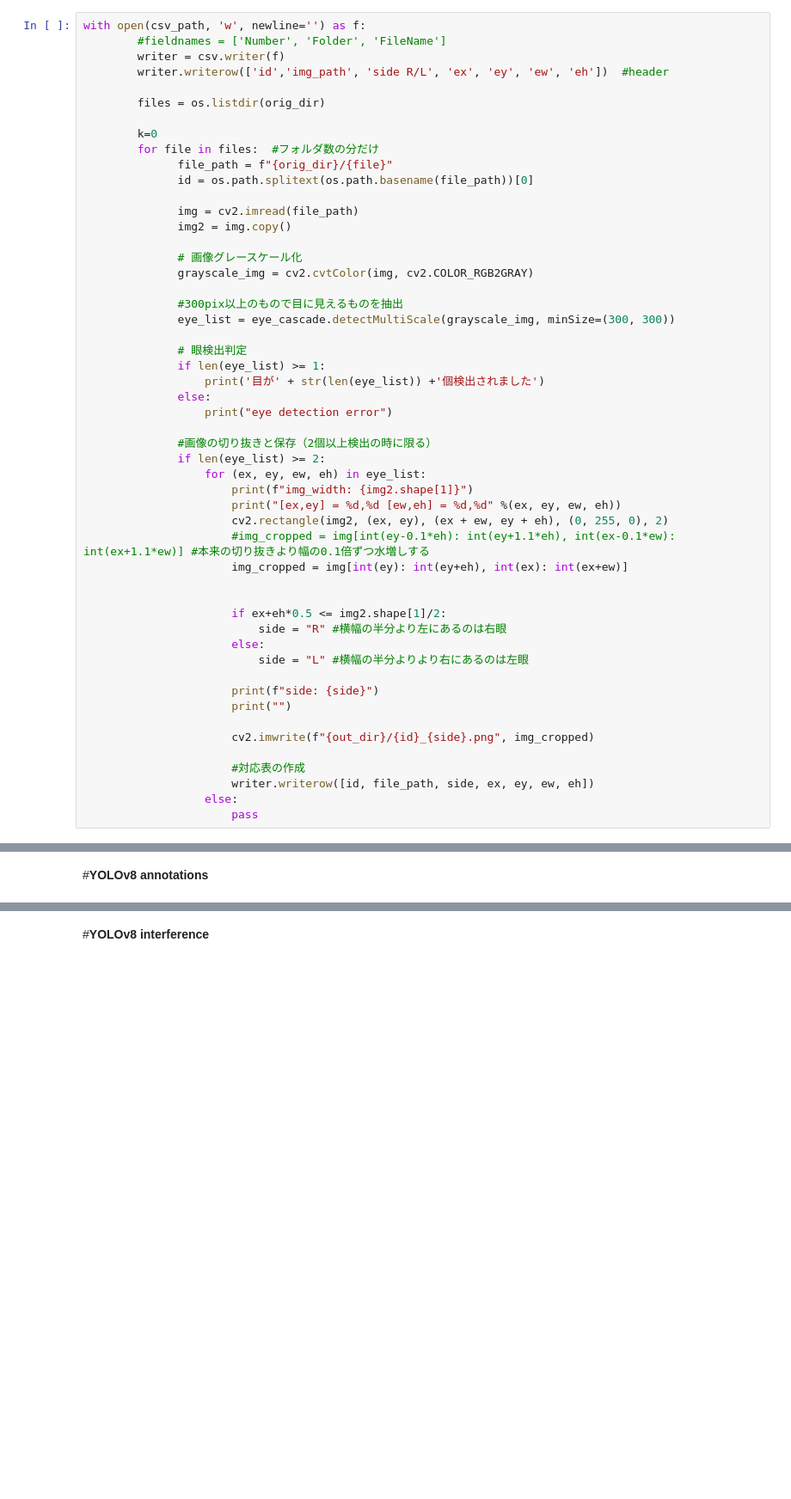
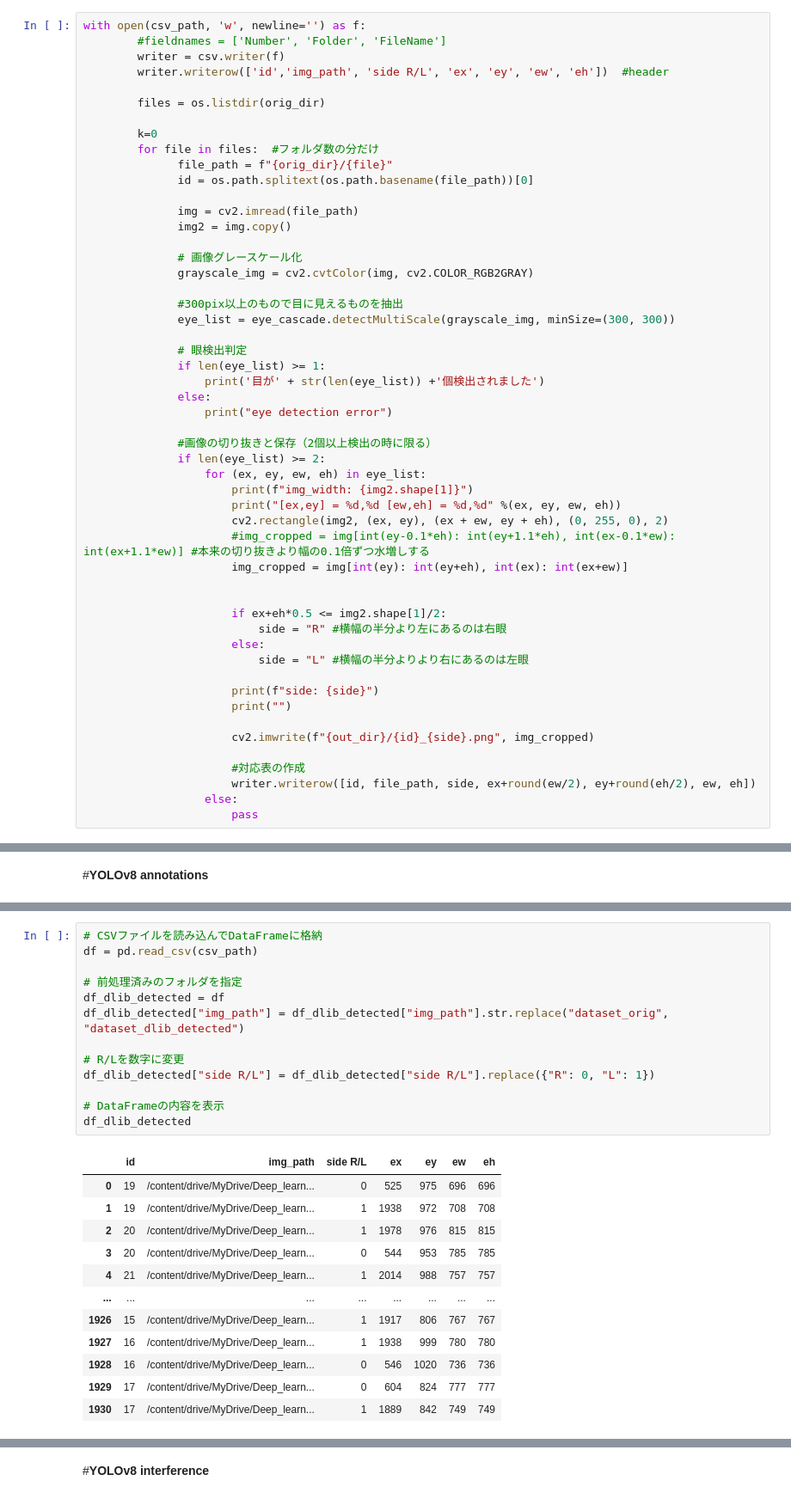
Before and after one commit to ykitaguchi77/GO_AI_project, a Jupyter notebook: YOLOv8_to_EfficientNetV2.ipynb, the cells around one changed output, grey strips where cells are left out. Shown at 86% size. Drawn from its saved outputs; the diff is of its cells as text; blank space fills up the shorter version.

```diff
--- a/YOLOv8_to_EfficientNetV2.ipynb
+++ b/YOLOv8_to_EfficientNetV2.ipynb
@@ -135,7 +135,7 @@ with open(csv_path, 'w', newline='') as f:
                       cv2.imwrite(f"{out_dir}/{id}_{side}.png", img_cropped)
 
                       #対応表の作成
-                      writer.writerow([id, file_path, side, ex, ey, ew, eh])
+                      writer.writerow([id, file_path, side, ex+round(ew/2), ey+round(eh/2), ew, eh])
                   else:
                       pass
 # %% [markdown]
@@ -332,0 +290,26 @@ print(df["id"])
+# %%
+# CSVファイルを読み込んでDataFrameに格納
+df = pd.read_csv(csv_path)
+
+# 前処理済みのフォルダを指定
+df_dlib_detected = df
+df_dlib_detected["img_path"] = df_dlib_detected["img_path"].str.replace("dataset_orig", "dataset_dlib_detected")
+
+# R/Lを数字に変更
+df_dlib_detected["side R/L"] = df_dlib_detected["side R/L"].replace({"R": 0, "L": 1})
+
+# DataFrameの内容を表示
+df_dlib_detected
+# %% [output]
+|  | id | img_path | side R/L | ex | ey | ew | eh |
+| 0 | 19 | /content/drive/MyDrive/Deep_learn... | 0 | 525 | 975 | 696 | 696 |
+| 1 | 19 | /content/drive/MyDrive/Deep_learn... | 1 | 1938 | 972 | 708 | 708 |
+| 2 | 20 | /content/drive/MyDrive/Deep_learn... | 1 | 1978 | 976 | 815 | 815 |
+| 3 | 20 | /content/drive/MyDrive/Deep_learn... | 0 | 544 | 953 | 785 | 785 |
+| 4 | 21 | /content/drive/MyDrive/Deep_learn... | 1 | 2014 | 988 | 757 | 757 |
+| ... | ... | ... | ... | ... | ... | ... | ... |
+| 1926 | 15 | /content/drive/MyDrive/Deep_learn... | 1 | 1917 | 806 | 767 | 767 |
+| 1927 | 16 | /content/drive/MyDrive/Deep_learn... | 1 | 1938 | 999 | 780 | 780 |
+| 1928 | 16 | /content/drive/MyDrive/Deep_learn... | 0 | 546 | 1020 | 736 | 736 |
+| 1929 | 17 | /content/drive/MyDrive/Deep_learn... | 0 | 604 | 824 | 777 | 777 |
+| 1930 | 17 | /content/drive/MyDrive/Deep_learn... | 1 | 1889 | 842 | 749 | 749 |
```
Also changed, not shown: parts of 22 cells of this notebook.
